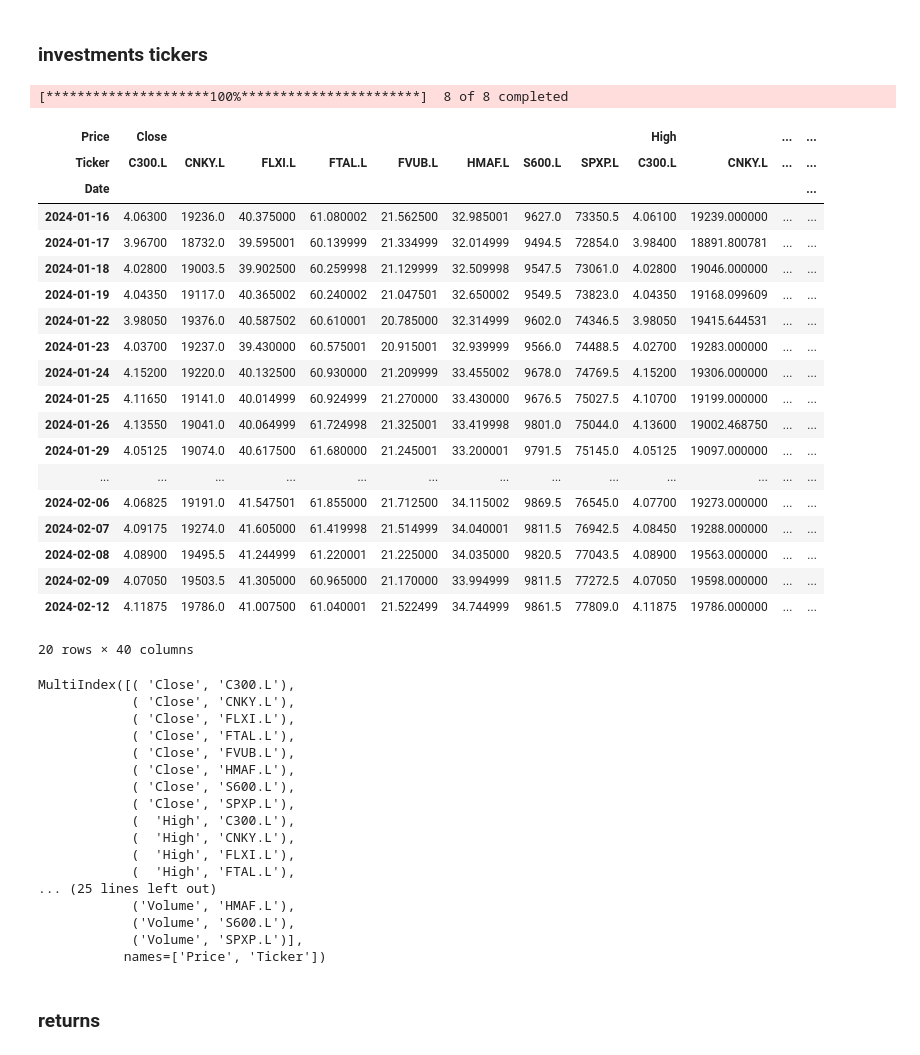
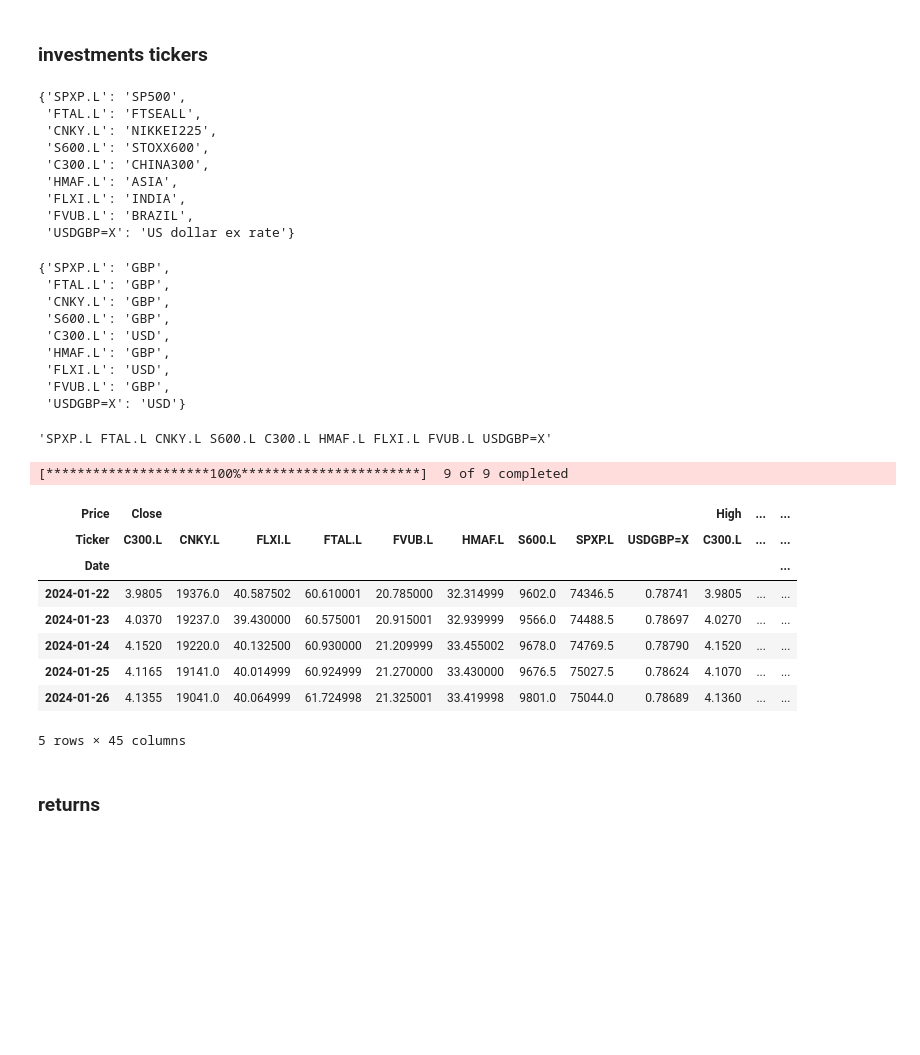
Before and after one commit to MarkEHolland/financial-newsfeed, a Jupyter notebook: notebooks/etf.ipynb, the cells around one changed output. Drawn from its saved outputs; the diff is of its cells as text; code cells hidden in the pictures; blank space fills up the shorter version.

```diff
--- a/notebooks/etf.ipynb
+++ b/notebooks/etf.ipynb
@@ -45,49 +53,45 @@ ticker_list = list(ticker_info_df.symbol)
+# %%
+ticker_dict
+# %% [output]
+{'SPXP.L': 'SP500',
+ 'FTAL.L': 'FTSEALL',
+ 'CNKY.L': 'NIKKEI225',
+ 'S600.L': 'STOXX600',
+ 'C300.L': 'CHINA300',
+ 'HMAF.L': 'ASIA',
+ 'FLXI.L': 'INDIA',
+ 'FVUB.L': 'BRAZIL',
+ 'USDGBP=X': 'US dollar ex rate'}
+# %%
+ticker_currency_dict
+# %% [output]
+{'SPXP.L': 'GBP',
+ 'FTAL.L': 'GBP',
+ 'CNKY.L': 'GBP',
+ 'S600.L': 'GBP',
+ 'C300.L': 'USD',
+ 'HMAF.L': 'GBP',
+ 'FLXI.L': 'USD',
+ 'FVUB.L': 'GBP',
+ 'USDGBP=X': 'USD'}
 # %%
 ticker_symbols  = " ".join(ticker_list)
+ticker_symbols
+# %% [output]
+'SPXP.L FTAL.L CNKY.L S600.L C300.L HMAF.L FLXI.L FVUB.L USDGBP=X'
 # %%
 #ticker_symbols = ticker_symbols + " EURGBP=X"
 # %%
 data = yf.download(ticker_symbols, period='1y')
-data.head(20)
+data.head(5)
 # %% [output]
-[*********************100%***********************]  8 of 8 completed
+[*********************100%***********************]  9 of 9 completed
-| Price | Close |  |  |  |  |  |  |  | High |  | ... | ... |
-| Ticker | C300.L | CNKY.L | FLXI.L | FTAL.L | FVUB.L | HMAF.L | S600.L | SPXP.L | C300.L | CNKY.L | ... | ... |
+| Price | Close |  |  |  |  |  |  |  |  | High | ... | ... |
+| Ticker | C300.L | CNKY.L | FLXI.L | FTAL.L | FVUB.L | HMAF.L | S600.L | SPXP.L | USDGBP=X | C300.L | ... | ... |
 | Date |  |  |  |  |  |  |  |  |  |  |  | ... |
-| 2024-01-16 | 4.06300 | 19236.0 | 40.375000 | 61.080002 | 21.562500 | 32.985001 | 9627.0 | 73350.5 | 4.06100 | 19239.000000 | ... | ... |
-| 2024-01-17 | 3.96700 | 18732.0 | 39.595001 | 60.139999 | 21.334999 | 32.014999 | 9494.5 | 72854.0 | 3.98400 | 18891.800781 | ... | ... |
-| 2024-01-18 | 4.02800 | 19003.5 | 39.902500 | 60.259998 | 21.129999 | 32.509998 | 9547.5 | 73061.0 | 4.02800 | 19046.000000 | ... | ... |
-| 2024-01-19 | 4.04350 | 19117.0 | 40.365002 | 60.240002 | 21.047501 | 32.650002 | 9549.5 | 73823.0 | 4.04350 | 19168.099609 | ... | ... |
-| 2024-01-22 | 3.98050 | 19376.0 | 40.587502 | 60.610001 | 20.785000 | 32.314999 | 9602.0 | 74346.5 | 3.98050 | 19415.644531 | ... | ... |
-| 2024-01-23 | 4.03700 | 19237.0 | 39.430000 | 60.575001 | 20.915001 | 32.939999 | 9566.0 | 74488.5 | 4.02700 | 19283.000000 | ... | ... |
-| 2024-01-24 | 4.15200 | 19220.0 | 40.132500 | 60.930000 | 21.209999 | 33.455002 | 9678.0 | 74769.5 | 4.15200 | 19306.000000 | ... | ... |
-| 2024-01-25 | 4.11650 | 19141.0 | 40.014999 | 60.924999 | 21.270000 | 33.430000 | 9676.5 | 75027.5 | 4.10700 | 19199.000000 | ... | ... |
-| 2024-01-26 | 4.13550 | 19041.0 | 40.064999 | 61.724998 | 21.325001 | 33.419998 | 9801.0 | 75044.0 | 4.13600 | 19002.468750 | ... | ... |
-| 2024-01-29 | 4.05125 | 19074.0 | 40.617500 | 61.680000 | 21.245001 | 33.200001 | 9791.5 | 75145.0 | 4.05125 | 19097.000000 | ... | ... |
-| ... | ... | ... | ... | ... | ... | ... | ... | ... | ... | ... | ... | ... |
-| 2024-02-06 | 4.06825 | 19191.0 | 41.547501 | 61.855000 | 21.712500 | 34.115002 | 9869.5 | 76545.0 | 4.07700 | 19273.000000 | ... | ... |
-| 2024-02-07 | 4.09175 | 19274.0 | 41.605000 | 61.419998 | 21.514999 | 34.040001 | 9811.5 | 76942.5 | 4.08450 | 19288.000000 | ... | ... |
-| 2024-02-08 | 4.08900 | 19495.5 | 41.244999 | 61.220001 | 21.225000 | 34.035000 | 9820.5 | 77043.5 | 4.08900 | 19563.000000 | ... | ... |
-| 2024-02-09 | 4.07050 | 19503.5 | 41.305000 | 60.965000 | 21.170000 | 33.994999 | 9811.5 | 77272.5 | 4.07050 | 19598.000000 | ... | ... |
-| 2024-02-12 | 4.11875 | 19786.0 | 41.007500 | 61.040001 | 21.522499 | 34.744999 | 9861.5 | 77809.0 | 4.11875 | 19786.000000 | ... | ... |
+| 2024-01-22 | 3.9805 | 19376.0 | 40.587502 | 60.610001 | 20.785000 | 32.314999 | 9602.0 | 74346.5 | 0.78741 | 3.9805 | ... | ... |
+| 2024-01-23 | 4.0370 | 19237.0 | 39.430000 | 60.575001 | 20.915001 | 32.939999 | 9566.0 | 74488.5 | 0.78697 | 4.0270 | ... | ... |
+| 2024-01-24 | 4.1520 | 19220.0 | 40.132500 | 60.930000 | 21.209999 | 33.455002 | 9678.0 | 74769.5 | 0.78790 | 4.1520 | ... | ... |
+| 2024-01-25 | 4.1165 | 19141.0 | 40.014999 | 60.924999 | 21.270000 | 33.430000 | 9676.5 | 75027.5 | 0.78624 | 4.1070 | ... | ... |
+| 2024-01-26 | 4.1355 | 19041.0 | 40.064999 | 61.724998 | 21.325001 | 33.419998 | 9801.0 | 75044.0 | 0.78689 | 4.1360 | ... | ... |
-20 rows × 40 columns
+5 rows × 45 columns
-# %%
-data.columns
-# %% [output]
-MultiIndex([( 'Close', 'C300.L'),
-            ( 'Close', 'CNKY.L'),
-            ( 'Close', 'FLXI.L'),
-            ( 'Close', 'FTAL.L'),
-            ( 'Close', 'FVUB.L'),
-            ( 'Close', 'HMAF.L'),
-            ( 'Close', 'S600.L'),
-            ( 'Close', 'SPXP.L'),
-            (  'High', 'C300.L'),
-            (  'High', 'CNKY.L'),
-            (  'High', 'FLXI.L'),
-            (  'High', 'FTAL.L'),
-... (25 lines left out)
-            ('Volume', 'HMAF.L'),
-            ('Volume', 'S600.L'),
-            ('Volume', 'SPXP.L')],
-           names=['Price', 'Ticker'])
```
Also changed, not shown: parts of 63 cells of this notebook.
